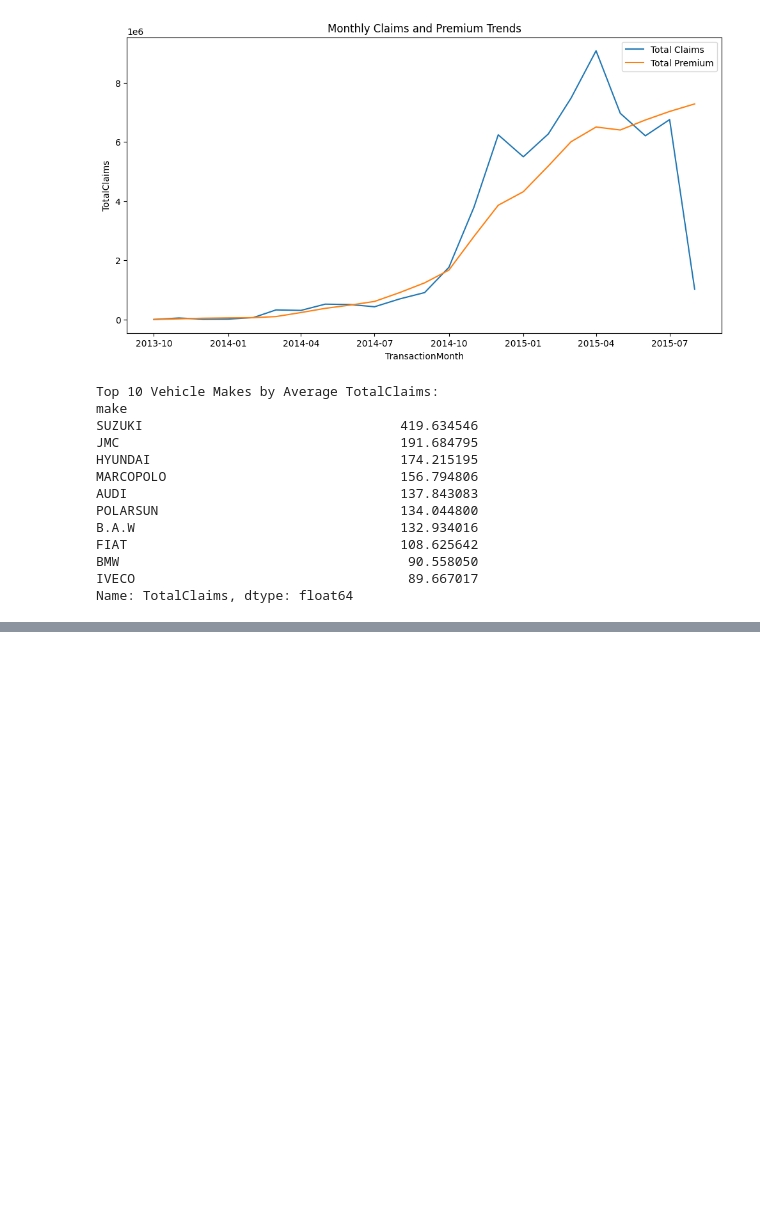
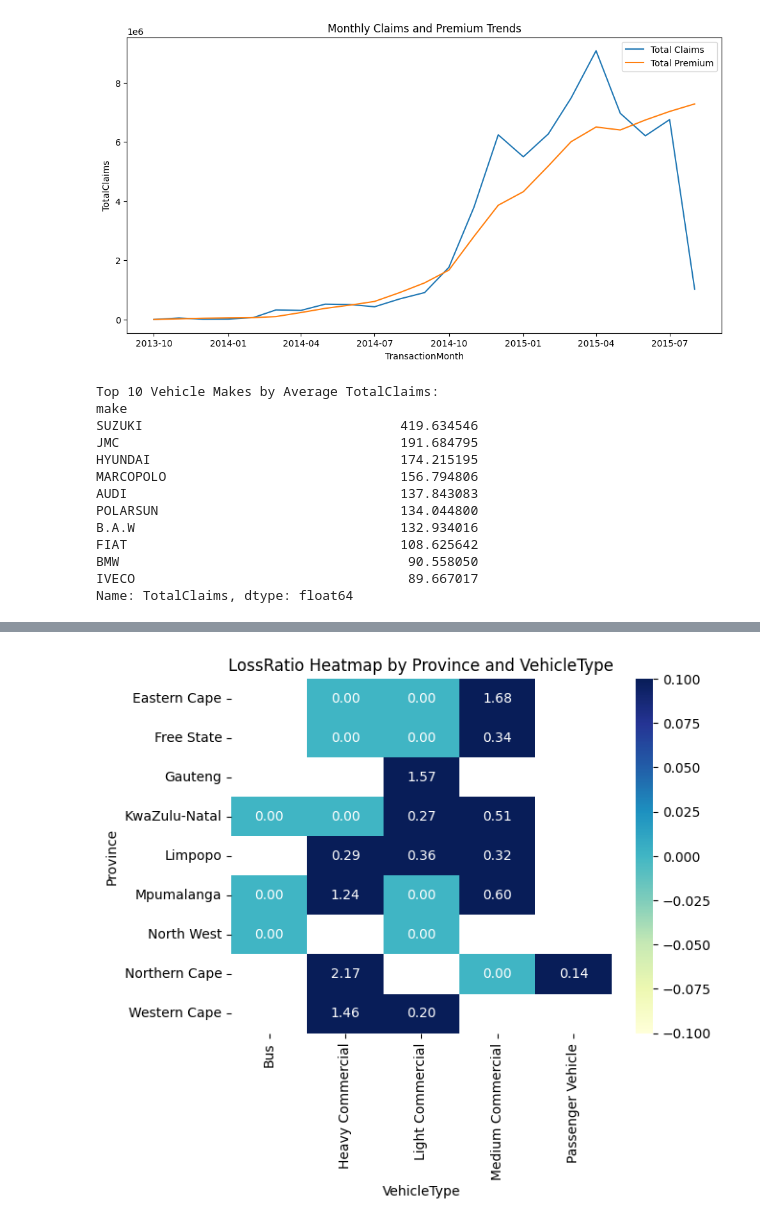
Before and after one commit to Helina-Bikes/acis-insurance-analytics, a Jupyter notebook: notebooks/01_eda_analysis.ipynb, the cells around one changed output, grey strips where cells are left out. Saved outputs shown, nothing was run; the diff lists cells and outputs as text; code cells hidden in the pictures; blank space fills up the shorter version.

```diff
--- a/notebooks/01_eda_analysis.ipynb
+++ b/notebooks/01_eda_analysis.ipynb
@@ -165,0 +187,8 @@ Name: TotalClaims, dtype: float64
+# %%
+# Heatmap: LossRatio by Province and VehicleType
+pivot = df.pivot_table(index='Province', columns='VehicleType', values='LossRatio', aggfunc='mean')
+sns.heatmap(pivot, cmap='YlGnBu', annot=True, fmt=".2f")
+plt.title("LossRatio Heatmap by Province and VehicleType")
+plt.show()
+# %% [output]
+[figure, added]
```
Also changed, not shown: parts of 2 cells of this notebook.
